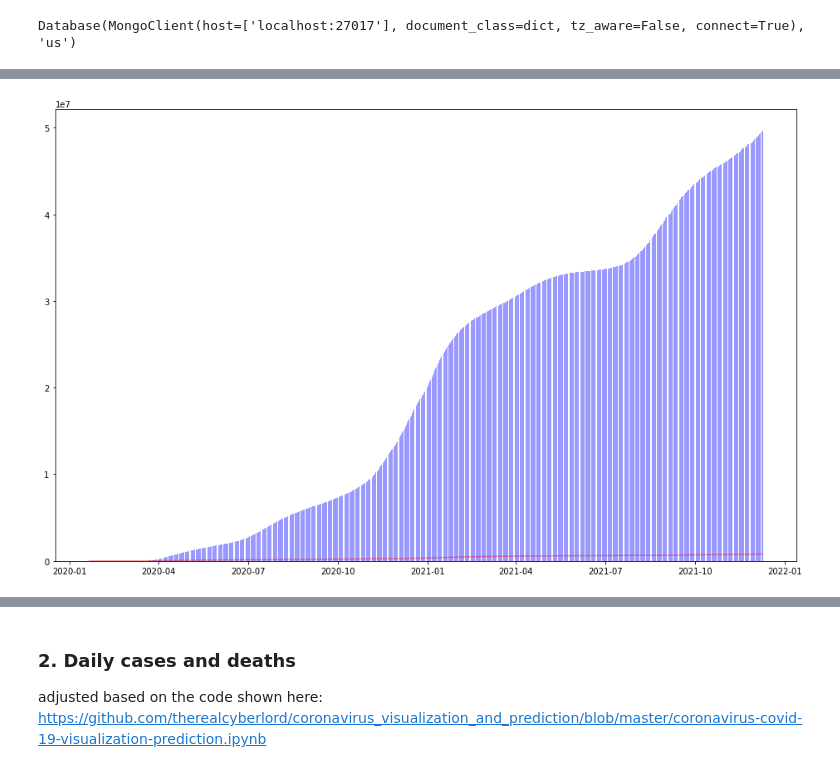
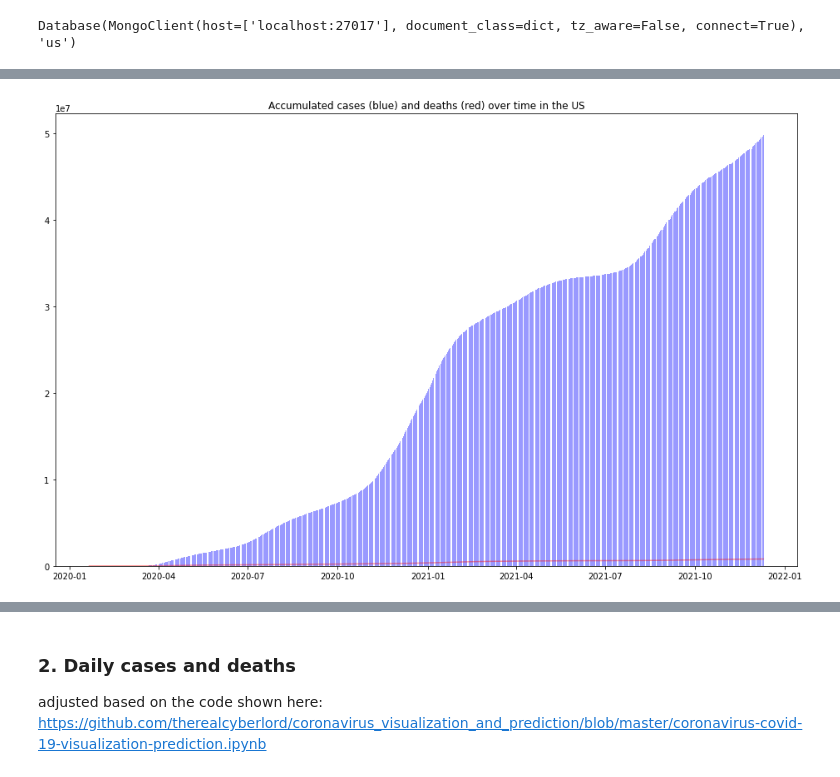
Before and after one commit to ysong1020/CovidTracker, a Jupyter notebook: ETL_EDA.ipynb, the cells around one changed output, grey strips where cells are left out. Saved outputs shown, nothing was run; the diff lists cells and outputs as text; code cells hidden in the pictures.

```diff
--- a/ETL_EDA.ipynb
+++ b/ETL_EDA.ipynb
@@ -159,13 +159,13 @@ df
 # %%
 plt.figure(figsize=(16, 10))
 
 plt.bar(df.date.values, df.cases.values, color = 'blue' , label='Cases over time', alpha=0.4)
 plt.plot(df.date.values, df.deaths.values, color = 'red', label='Deaths over time', alpha=0.4)
-
+plt.title('Accumulated cases (blue) and deaths (red) over time in the US')
 
 plt.show()
 # %% [output]
-[figure, old version]
+[figure, new version]
 # %%
 # create figure and axis objects with subplots()
 fig,ax = plt.subplots(figsize=(16, 10))
```
Also changed, not shown: parts of 36 cells of this notebook, 1 other file.
